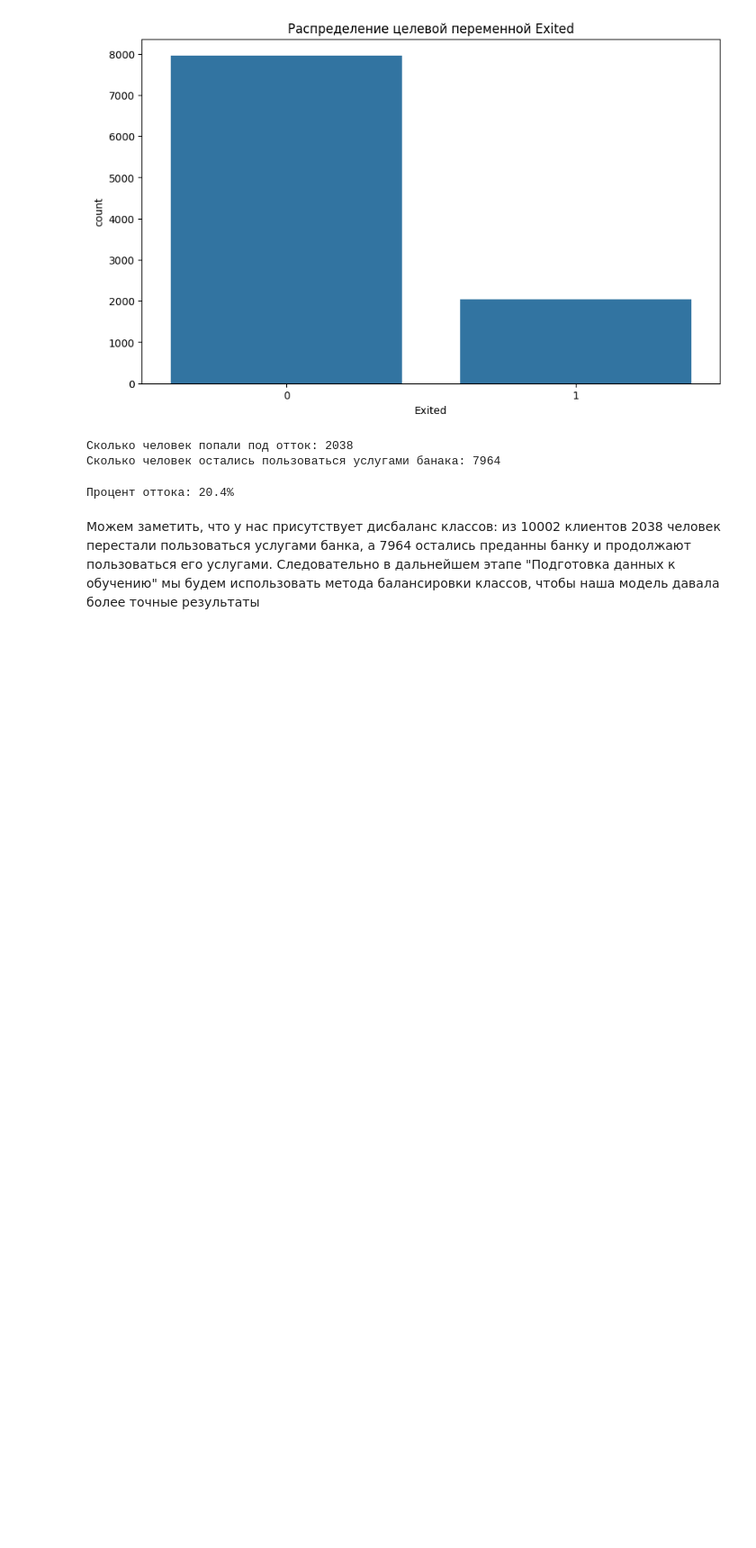
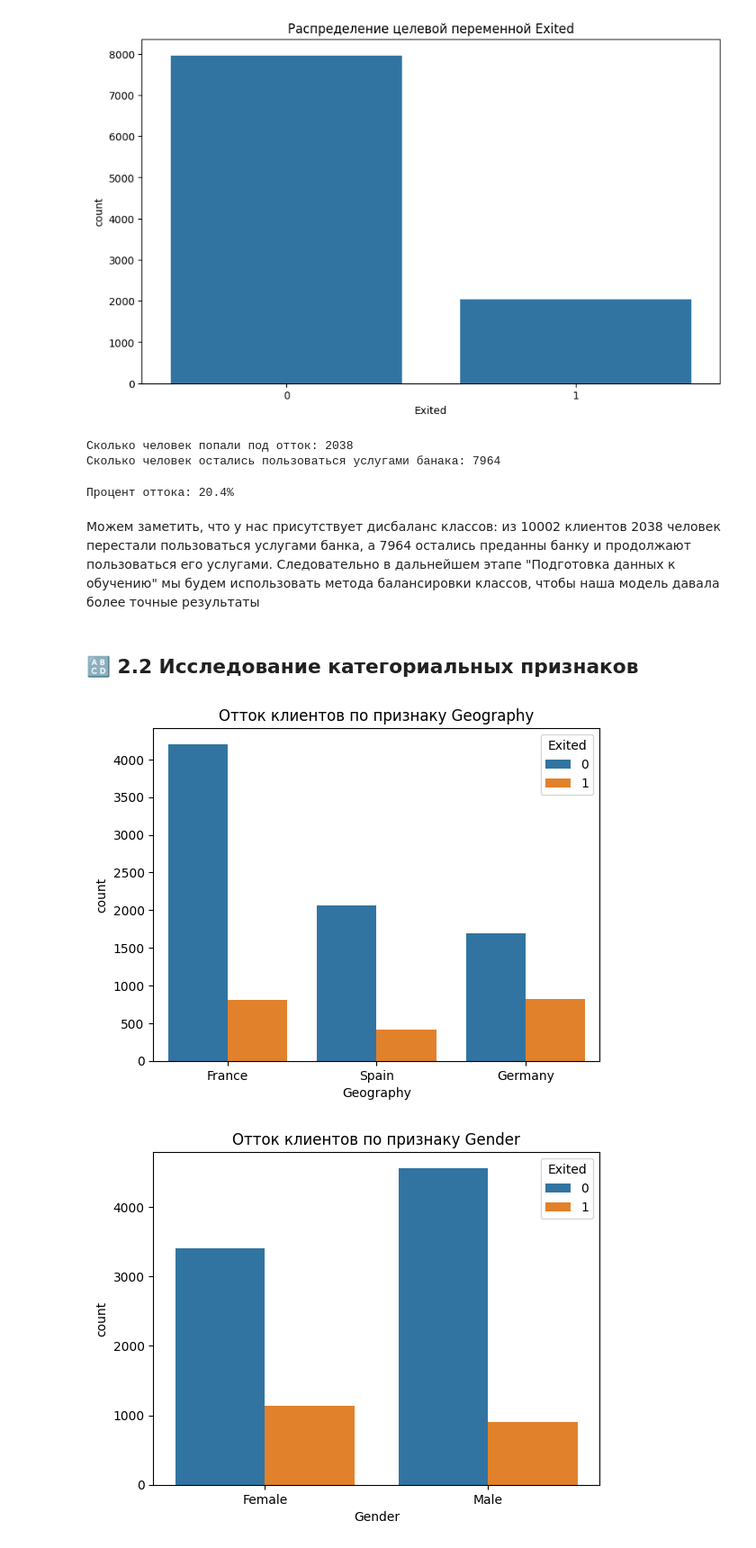
Before and after one commit to KiriLLchik07/Bank-Customer-Churn-Prediction, a Jupyter notebook: notebooks/02_eda_analysis.ipynb, the cells around one changed output. Shown at 90% size. Saved outputs shown, nothing was run; the diff lists cells and outputs as text; code cells hidden in the pictures; blank space fills up the shorter version.

Commit message:
feat: research of categorical features

```diff
--- a/notebooks/02_eda_analysis.ipynb
+++ b/notebooks/02_eda_analysis.ipynb
@@ -11,7 +11,13 @@
 import pandas as pd
 import seaborn as sb
 import matplotlib.pyplot as plt
+import numpy as np
 
 df = pd.read_csv('../data/Churn_Modelling.csv')
-df
+
+df.info()
+
+numeric_features = ['CreditScore', 'Age', 'Tenure', 'Balance', 'EstimatedSalary']
+categorical_features = ['Geography', 'Gender', 'NumOfProducts', 'HasCrCard', 'IsActiveMember']
+target = 'Exited'
 # %% [output]
@@ -54,3 +64,13 @@ print(f"Процент оттока: {churn_rate[1]:.1f}%")
 Процент оттока: 20.4%
 # %% [markdown]
 Можем заметить, что у нас присутствует дисбаланс классов: из 10002 клиентов 2038 человек перестали пользоваться услугами банка, а 7964 остались преданны банку и продолжают пользоваться его услугами. Следовательно в дальнейшем этапе "Подготовка данных к обучению" мы будем использовать метода балансировки классов, чтобы наша модель давала более точные результаты
+# %% [markdown]
+## 🔠 2.2 Исследование категориальных признаков
+# %%
+for column in categorical_features:
+    sb.countplot(data=df, x=column, hue=target)
+    plt.title(f"Отток клиентов по признаку {column}")
+    plt.show()
+# %% [output]
+[figure, added]
+[figure, added]
```
Also changed, not shown: parts of 6 cells of this notebook.
